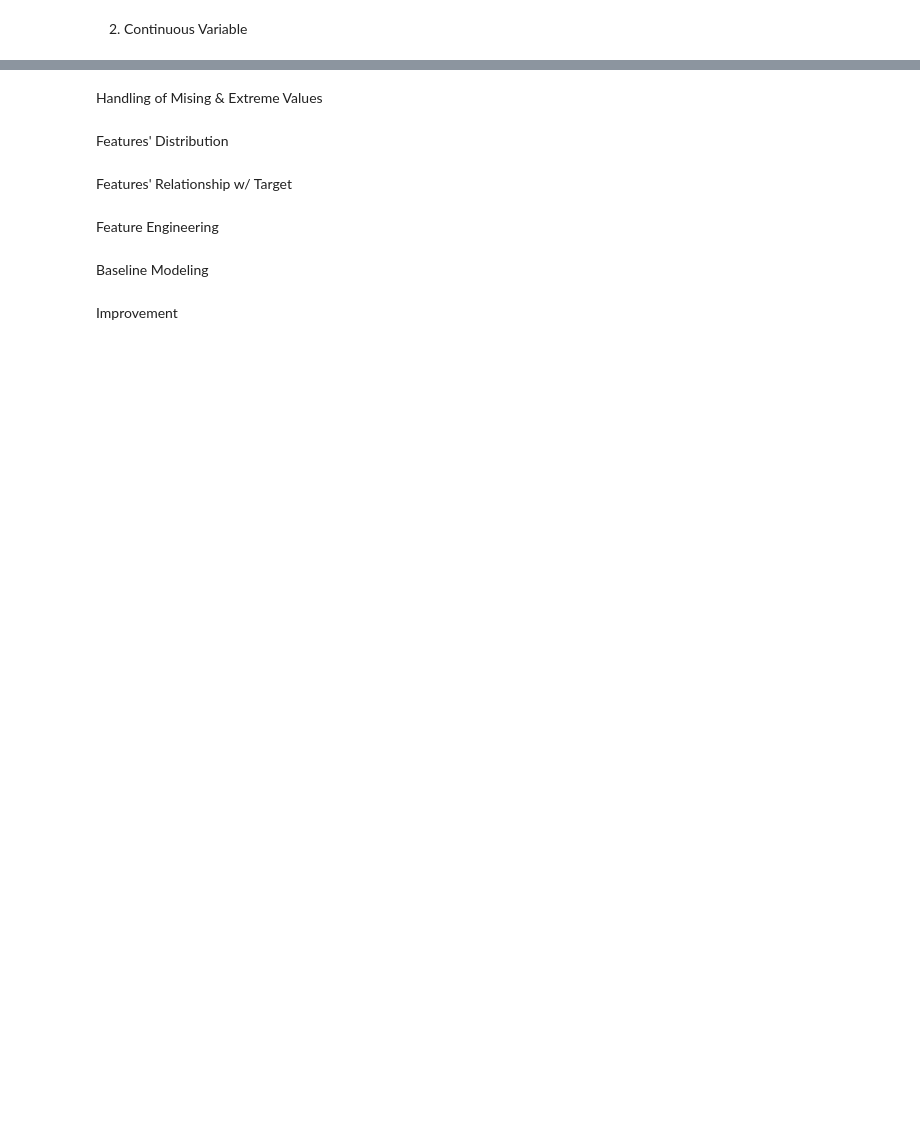
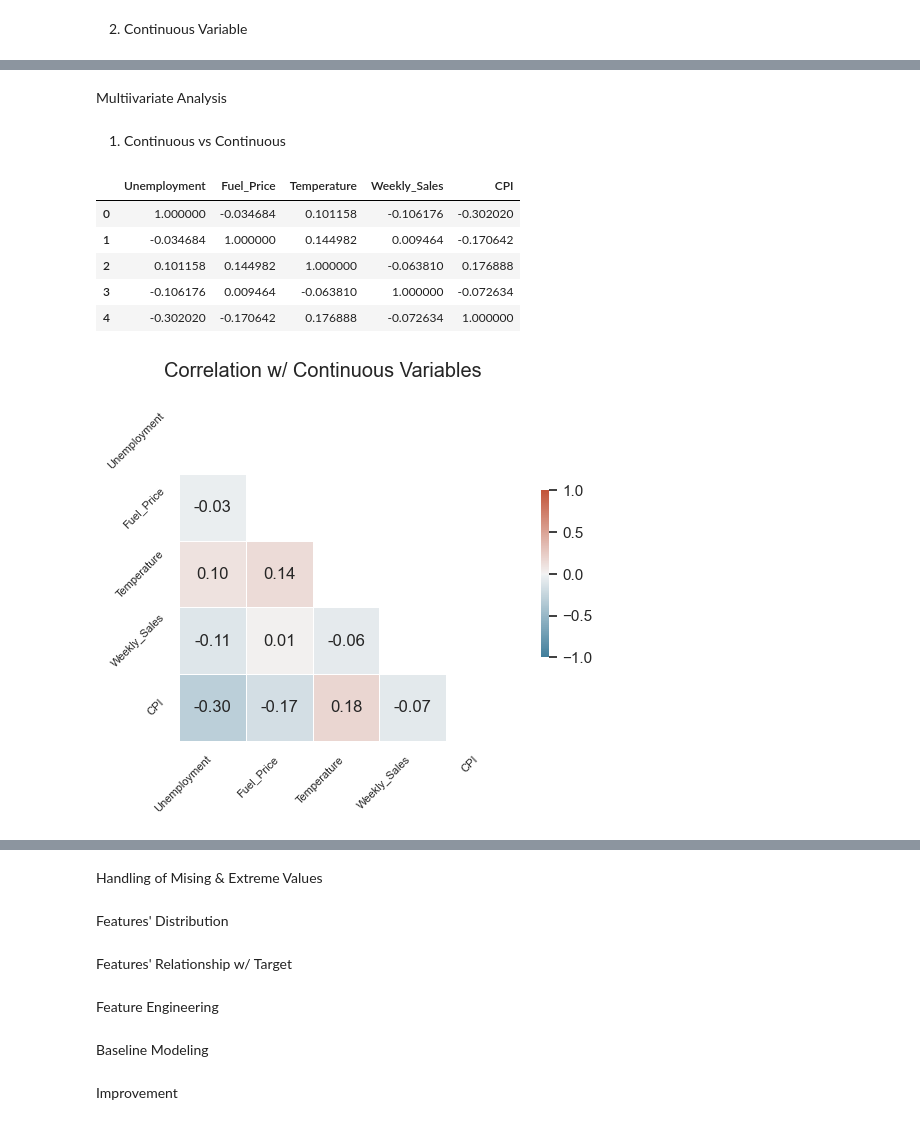
Before and after one commit to xinxiewu/wmt_sales_pred, a Jupyter notebook: src/__main__.ipynb, the cells around one changed output, grey strips where cells are left out. Saved outputs shown, nothing was run; the diff lists cells and outputs as text; code cells hidden in the pictures; blank space fills up the shorter version.

```diff
--- a/src/__main__.ipynb
+++ b/src/__main__.ipynb
@@ -86,0 +87,14 @@ res_cont_vars
+# %% [markdown]
+Multiivariate Analysis
+# %% [markdown]
+1. Continuous vs Continuous
+# %%
+vars_relatsh(df=df, cols_1=CONT_VARS, cols_2=None, method='cont-cont', output=True, fname='continuous_continuous.png', fpath='../res')
+# %% [output]
+|  | Unemployment | Fuel_Price | Temperature | Weekly_Sales | CPI |
+| 0 | 1.000000 | -0.034684 | 0.101158 | -0.106176 | -0.302020 |
+| 1 | -0.034684 | 1.000000 | 0.144982 | 0.009464 | -0.170642 |
+| 2 | 0.101158 | 0.144982 | 1.000000 | -0.063810 | 0.176888 |
+| 3 | -0.106176 | 0.009464 | -0.063810 | 1.000000 | -0.072634 |
+| 4 | -0.302020 | -0.170642 | 0.176888 | -0.072634 | 1.000000 |
+[figure, added]
```
Also changed, not shown: parts of 8 cells of this notebook, 3 other files.
